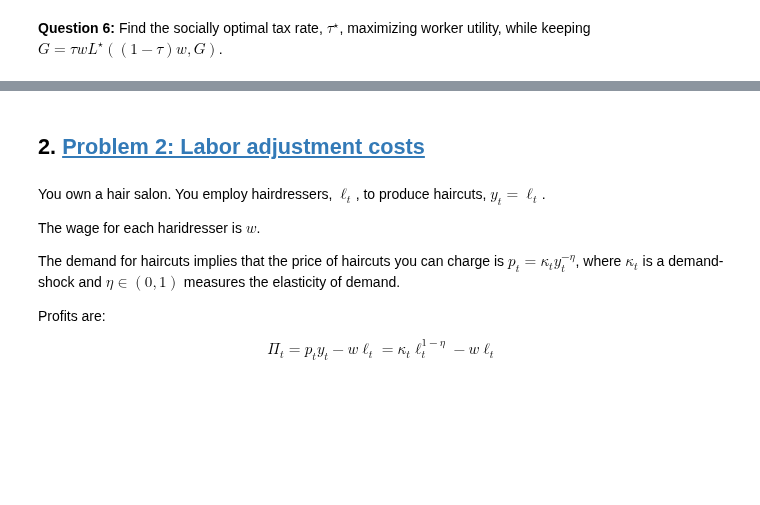
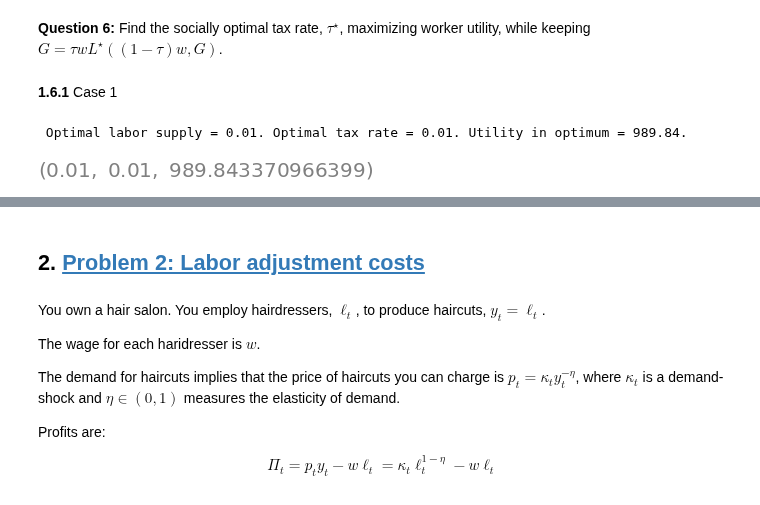
Before and after one commit to NumEconCopenhagen/projects-2023-andershuus_christianfogel, a Jupyter notebook: examproject/Exam-2023-notebook.ipynb, the cells around one changed output, grey strips where cells are left out. Cells and saved outputs as stored; diff of their text form; code cells hidden in the pictures; blank space fills up the shorter version.

```diff
--- a/examproject/Exam-2023-notebook.ipynb
+++ b/examproject/Exam-2023-notebook.ipynb
@@ -328,0 +344,8 @@ Questions 5 and 6 must be answered with the general formulation, and for 2 diffe
+# %% [markdown]
+**1.6.1** Case 1
+# %%
+opt_Q6_case1=Q1.Question_1_6(sigma=1.001,rho=1.001)
+opt_Q6_case1.solve_social_optimum()
+# %% [output]
+ Optimal labor supply = 0.01. Optimal tax rate = 0.01. Utility in optimum = 989.84.
+[figure, added]
```
Also changed, not shown: parts of 10 cells of this notebook, 1 other file.
